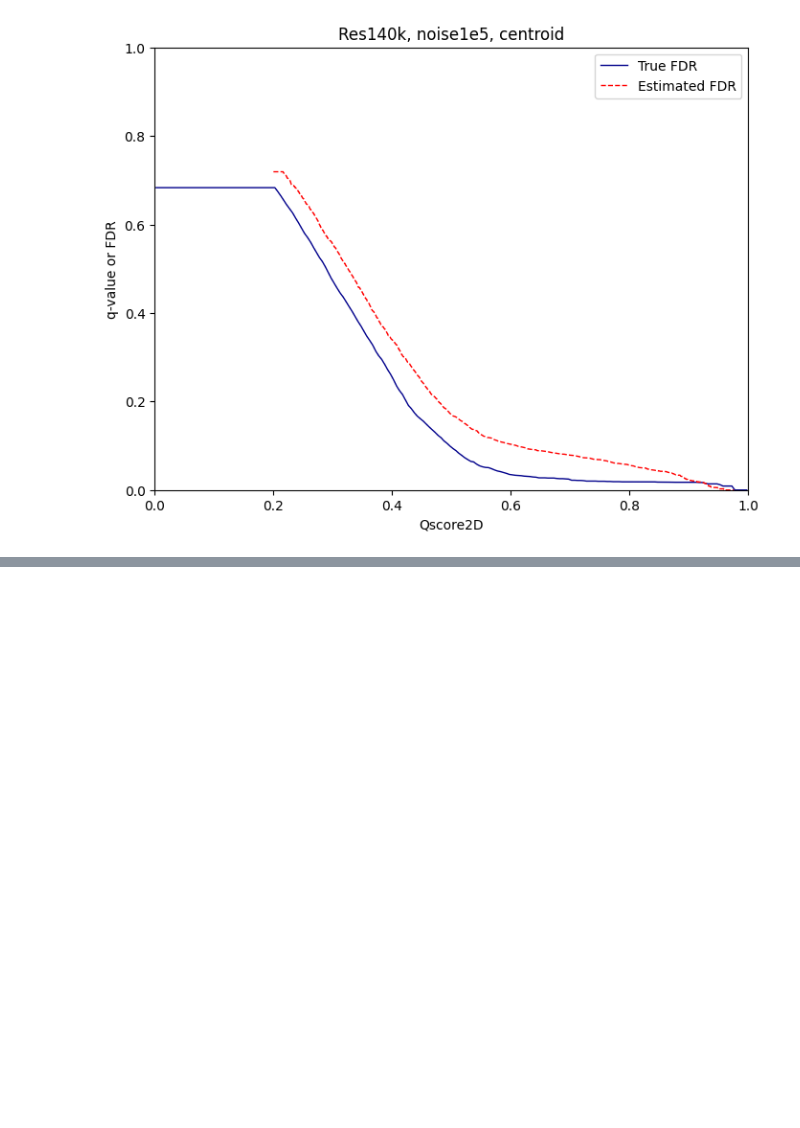
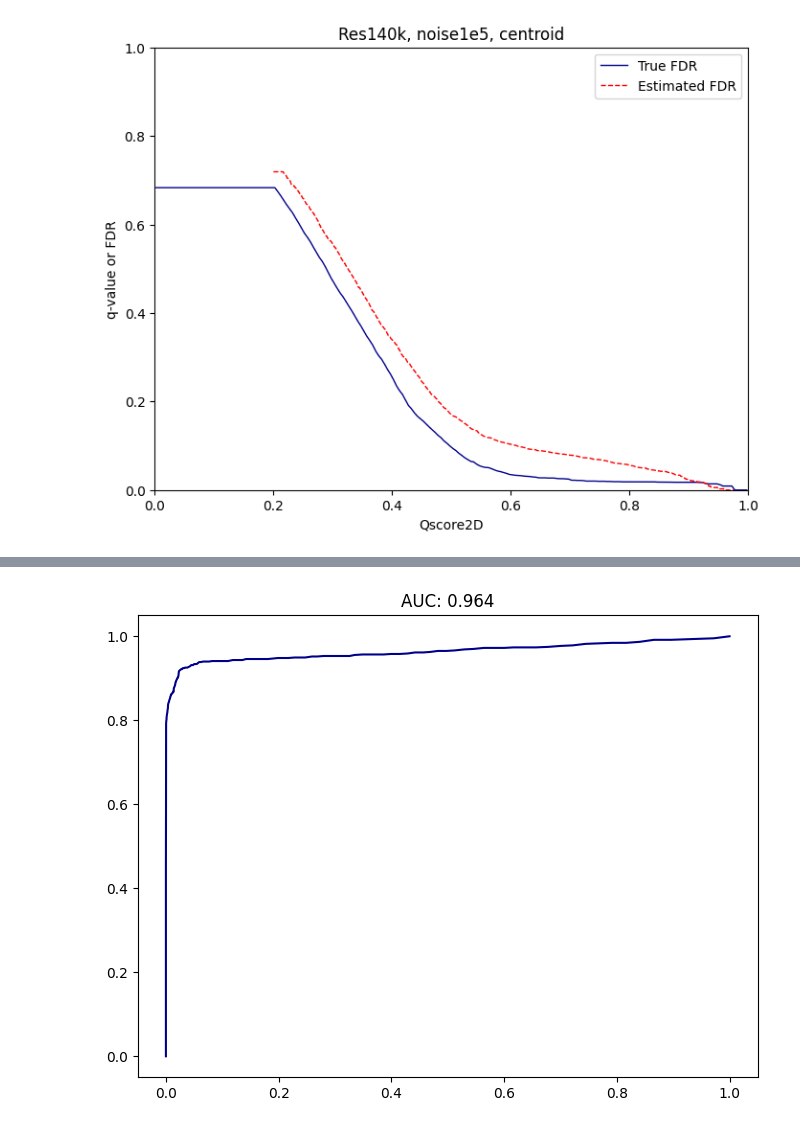
Before and after one commit to Ayesha-Feroz/Python-script-for-Mass-decoy, a Jupyter notebook: FDR_estimation_code_of_paper24.ipynb, the cells around one changed output, grey strips where cells are left out. Cells and saved outputs as stored; diff of their text form; code cells hidden in the pictures; blank space fills up the shorter version.

```diff
--- a/FDR_estimation_code_of_paper24.ipynb
+++ b/FDR_estimation_code_of_paper24.ipynb
@@ -1549,3 +1656,97 @@ MAE: 0.0532
 RMSE: 0.0613
 Pearson Correlation: 0.9954
 [figure]
+# %%
+import numpy as np
+import pandas as pd
+import matplotlib.pyplot as plt
+
+# Load data
+combined_path = '/content/mergedfile_res30k_noise1e3_ms1.tsv'
+original_path = '/content/chosen.csv'
+
+combined_df = pd.read_csv(combined_path, sep='\t')
+original_df = pd.read_csv(original_path)
+
+# Constants
+protonmass = 1.00727647
+ppmtol = 10
+iso = 1
+
+# Prepare data
+fdval = combined_df[['ScanNum', 'MonoisotopicMass']]
+fdval['ScanNum'] += 1  # Adjust for MATLAB indexing
+trueset = original_df[['ScanNum', 'MonoisotopicMass']].to_numpy()
+
+# Identify true positives
+tpindex2 = np.sum(np.abs(fdval.iloc[:, 1].values[:, np.newaxis] - trueset[:, 1]) /
+                  np.maximum(fdval.iloc[:, 1].values[:, np.newaxis], trueset[:, 1]) * 1e6 < ppmtol, axis=1) > 0
+tpindex2 &= np.sum(np.abs(fdval.iloc[:, 0].values[:, np.newaxis] - trueset[:, 0]) == 0, axis=1) > 0
+
+for i in range(1, iso+1):
+    tpindex2 |= (np.sum(np.abs(fdval.iloc[:, 1].values[:, np.newaxis] + i * protonmass - trueset[:, 1]) /
+                        np.maximum(fdval.iloc[:, 1].values[:, np.newaxis] + i * protonmass, trueset[:, 1]) * 1e6 < ppmtol, axis=1) > 0)
+    tpindex2 |= (np.sum(np.abs(fdval.iloc[:, 1].values[:, np.newaxis] - i * protonmass - trueset[:, 1]) /
+                        np.maximum(fdval.iloc[:, 1].values[:, np.newaxis] - i * protonmass, trueset[:, 1]) * 1e6 < ppmtol, axis=1) > 0)
+
+tpindex = tpindex2 & (combined_df['TargetDecoyType'] == 0)
+fpindex = (~tpindex2) & (combined_df['TargetDecoyType'] == 0)
+decoyindex = combined_df['TargetDecoyType'] > 0
+
+# ROC Curve
+fps, tps, auc = [1], [1], 0
+for q in np.arange(0, 1.005, 0.005):
+    fp = np.sum(combined_df['Qscore2D'][fpindex] > q) / len(combined_df['Qscore2D'][fpindex])
+    tp = np.sum(combined_df['Qscore2D'][tpindex] > q) / len(combined_df['Qscore2D'][tpindex])
+    auc += (fps[-1] - fp) * (tp + tps[-1]) / 2
+    fps.append(fp)
+    tps.append(tp)
+
+plt.figure(figsize=(8, 6))
+plt.plot(fps, tps, color='darkblue')
+plt.title(f'AUC: {auc:.3f}')
+plt.grid(False)
+plt.show()
+
+# Histogram
+plt.figure(figsize=(8, 6))
+plt.hist(combined_df['Qscore2D'][tpindex], bins=np.arange(0, 1.005, 0.005), alpha=0.5, label='True Positives')
+plt.hist(combined_df['Qscore2D'][fpindex], bins=np.arange(0, 1.005, 0.005), alpha=0.5, label='False Positives')
+plt.hist(combined_df['Qscore2D'][decoyindex], bins=np.arange(0, 1.005, 0.005), alpha=0.5, label='Decoy Masses')
+plt.legend()
+plt.xlabel('Qscore2D')
+plt.ylabel('Count')
+plt.xlim([0, 1])
+plt.grid(False)
+plt.show()
+
+# FDR Plot
+plt.figure(figsize=(8, 6))
+fp_hist = plt.hist(combined_df['Qscore2D'][fpindex], bins=np.arange(0, 1.005, 0.005), alpha=0.5)
+dp_hist = plt.hist(combined_df['Qscore2D'][~decoyindex], bins=np.arange(0, 1.005, 0.005), alpha=0.5)
+
+fpv, dpv = fp_hist[0], dp_hist[0]
+cdpv, cfpv = np.cumsum(dpv[::-1])[::-1], np.cumsum(fpv[::-1])[::-1]
+fdr = cfpv / (cdpv + np.finfo(float).eps)
+
+minfdr = 1
+for i in range(len(fdr)):
+    fdr[i] = min(minfdr, fdr[i])
+    minfdr = fdr[i]
+
+bin_centers = (dp_hist[1][1:] + dp_hist[1][:-1]) / 2
+plt.plot(bin_centers, fdr, color='darkblue', linewidth=1, label='True FDR')
+
+# Estimated FDR in dashed red
+tmp = combined_df[['Qscore2D', 'Qvalue']][combined_df['TargetDecoyType'] == 0].sort_values('Qscore2D').values
+plt.plot(tmp[:, 0], tmp[:, 1], '--', color='red', linewidth=1, label='Estimated FDR')
+
+plt.title('FDR Estimation')
+plt.xlabel('Qscore2D')
+plt.ylabel('q-value or FDR')
+plt.legend()
+plt.ylim([0, 1])
+plt.xlim([0, 1])
+plt.grid(False)
+plt.show()
+# %% [output]
@@ -1551,0 +1758 @@ Pearson Correlation: 0.9954
+[figure, added]
```
Also changed, not shown: parts of 21 cells of this notebook.
